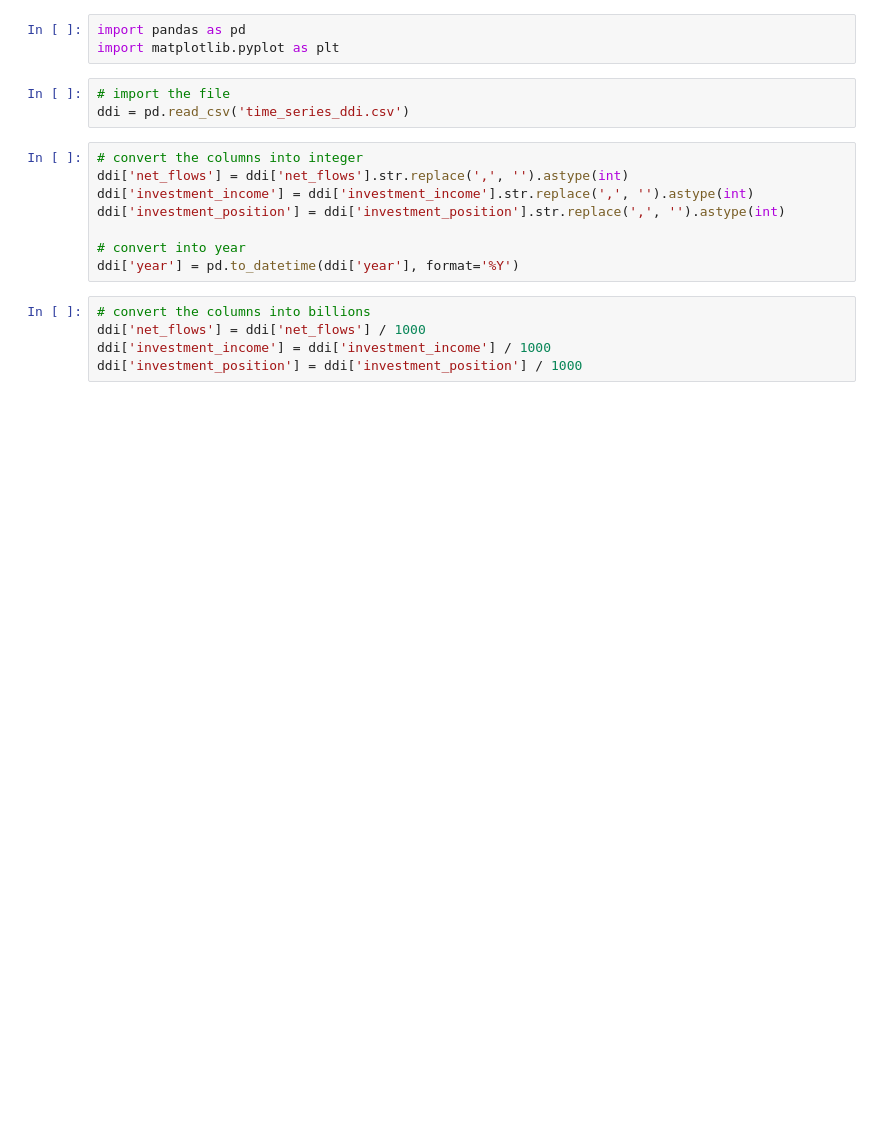
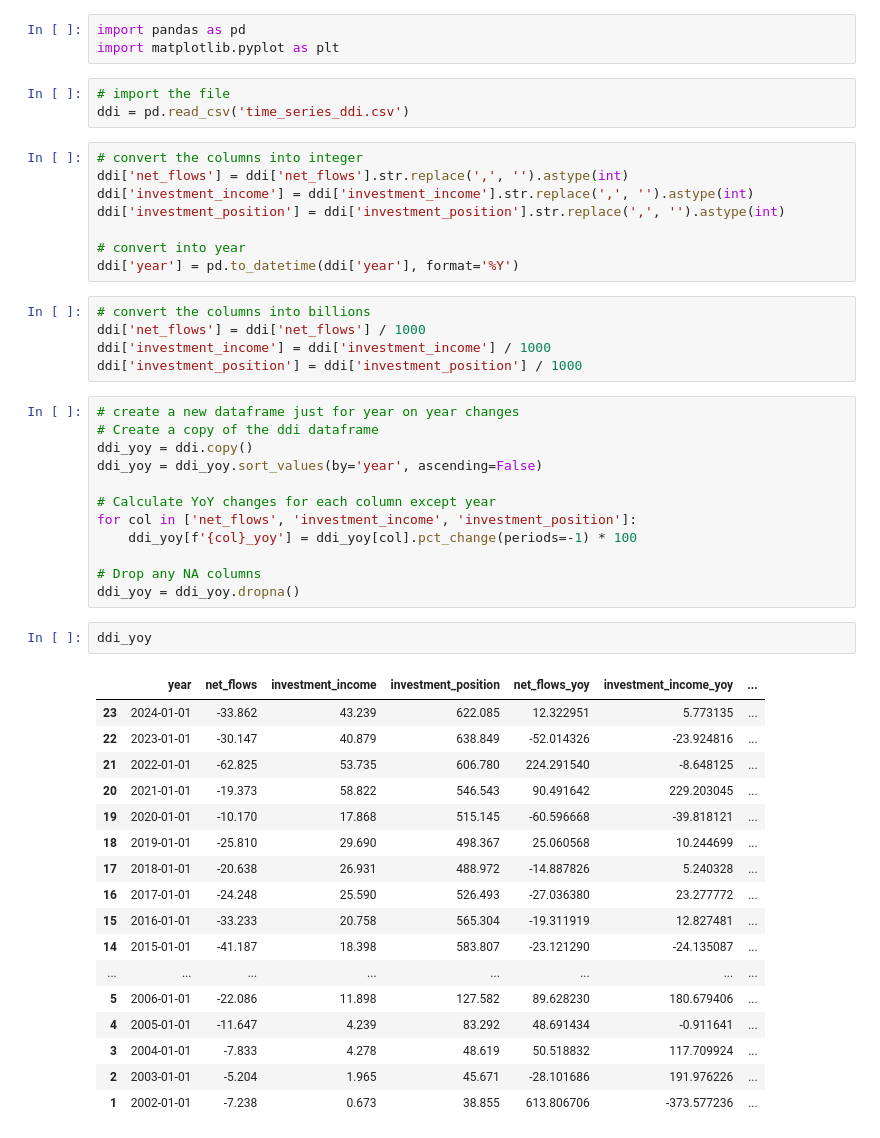
Before and after one commit to MattCodeLab/EDA-matt, a Jupyter notebook: eda-domestic-investment.ipynb, the cells around one changed output. Cells and saved outputs as stored; diff of their text form; blank space fills up the shorter version.

```diff
--- a/eda-domestic-investment.ipynb
+++ b/eda-domestic-investment.ipynb
@@ -17,6 +17,38 @@ ddi['year'] = pd.to_datetime(ddi['year'], format='%Y')
 ddi['net_flows'] = ddi['net_flows'] / 1000
 ddi['investment_income'] = ddi['investment_income'] / 1000
 ddi['investment_position'] = ddi['investment_position'] / 1000
+# %%
+# create a new dataframe just for year on year changes
+# Create a copy of the ddi dataframe
+ddi_yoy = ddi.copy()
+ddi_yoy = ddi_yoy.sort_values(by='year', ascending=False)
+
+# Calculate YoY changes for each column except year
+for col in ['net_flows', 'investment_income', 'investment_position']:
+    ddi_yoy[f'{col}_yoy'] = ddi_yoy[col].pct_change(periods=-1) * 100
+
+# Drop any NA columns
+ddi_yoy = ddi_yoy.dropna()
+# %%
+ddi_yoy
+# %% [output]
+|  | year | net_flows | investment_income | investment_position | net_flows_yoy | investment_income_yoy | ... |
+| 23 | 2024-01-01 | -33.862 | 43.239 | 622.085 | 12.322951 | 5.773135 | ... |
+| 22 | 2023-01-01 | -30.147 | 40.879 | 638.849 | -52.014326 | -23.924816 | ... |
+| 21 | 2022-01-01 | -62.825 | 53.735 | 606.780 | 224.291540 | -8.648125 | ... |
+| 20 | 2021-01-01 | -19.373 | 58.822 | 546.543 | 90.491642 | 229.203045 | ... |
+| 19 | 2020-01-01 | -10.170 | 17.868 | 515.145 | -60.596668 | -39.818121 | ... |
+| 18 | 2019-01-01 | -25.810 | 29.690 | 498.367 | 25.060568 | 10.244699 | ... |
+| 17 | 2018-01-01 | -20.638 | 26.931 | 488.972 | -14.887826 | 5.240328 | ... |
+| 16 | 2017-01-01 | -24.248 | 25.590 | 526.493 | -27.036380 | 23.277772 | ... |
+| 15 | 2016-01-01 | -33.233 | 20.758 | 565.304 | -19.311919 | 12.827481 | ... |
+| 14 | 2015-01-01 | -41.187 | 18.398 | 583.807 | -23.121290 | -24.135087 | ... |
+| ... | ... | ... | ... | ... | ... | ... | ... |
+| 5 | 2006-01-01 | -22.086 | 11.898 | 127.582 | 89.628230 | 180.679406 | ... |
+| 4 | 2005-01-01 | -11.647 | 4.239 | 83.292 | 48.691434 | -0.911641 | ... |
+| 3 | 2004-01-01 | -7.833 | 4.278 | 48.619 | 50.518832 | 117.709924 | ... |
+| 2 | 2003-01-01 | -5.204 | 1.965 | 45.671 | -28.101686 | 191.976226 | ... |
+| 1 | 2002-01-01 | -7.238 | 0.673 | 38.855 | 613.806706 | -373.577236 | ... |
 # %%
 # Filter data from 2019 to 2024
 ddi_filter = ddi[ddi['year'] >= '2019-01-01']
```
Also changed, not shown: parts of 1 cell of this notebook, 1 other file.
